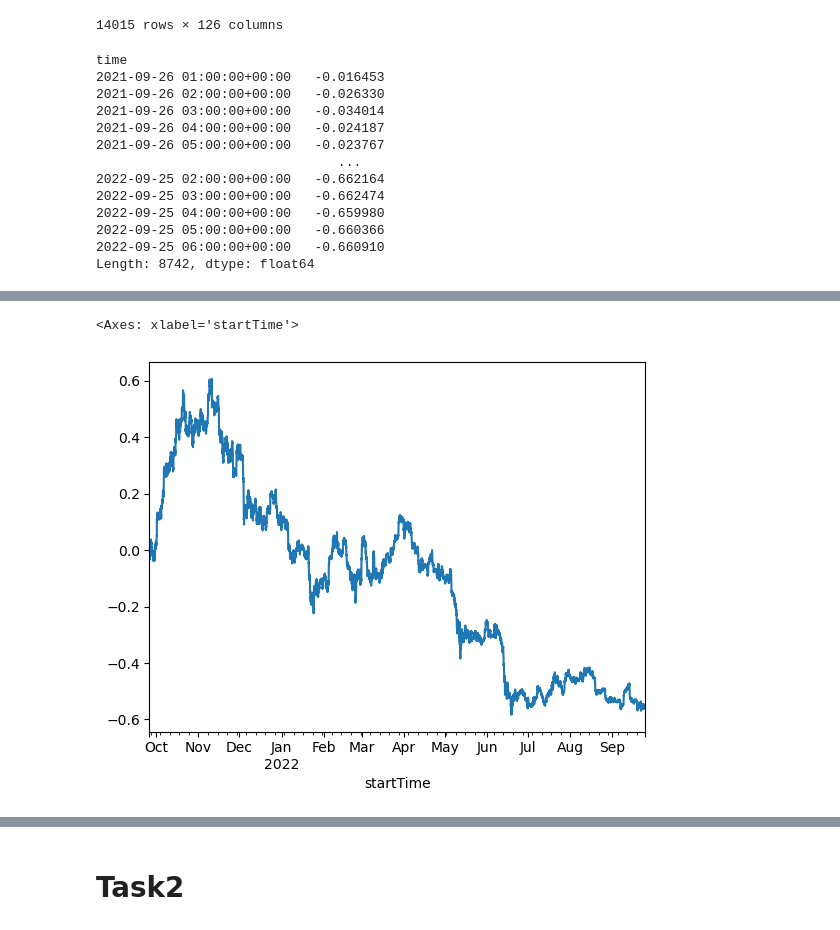
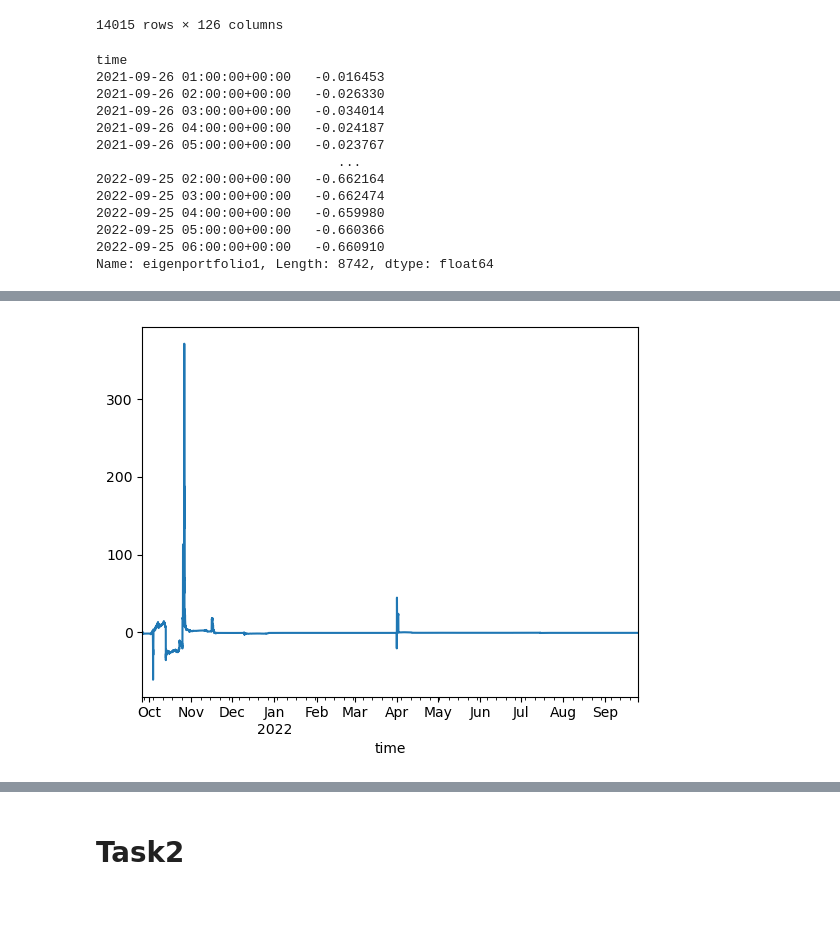
Before and after one commit to Go1vf/Statistical-Arbitrage-Strategy, a Jupyter notebook: main.ipynb, the cells around one changed output, grey strips where cells are left out. Drawn from its saved outputs; the diff is of its cells as text; code cells hidden in the pictures.

```diff
--- a/main.ipynb
+++ b/main.ipynb
@@ -96,12 +155,13 @@ row_sums = eigenportfolio1_df.sum(axis=1)
 eigenportfolio1_scaled = eigenportfolio1_df.div(row_sums, axis=0)
 token_name = eigenportfolio1_scaled.columns
 eigenportfolio1_returns = all_returns[token_name]
-eigenportfolio1_returns = eigenportfolio1_return.loc[eigenportfolio1_scaled.index.tolist()]
+eigenportfolio1_returns = eigenportfolio1_returns.loc[eigenportfolio1_scaled.index.tolist()]
 returns1 = eigenportfolio1_scaled.multiply(eigenportfolio1_returns).sum(axis=1)
 returns1.replace([np.inf, -np.inf], np.nan, inplace=True)
 # Replace NaN values with 0
 returns1.fillna(0, inplace=True)
 cum_return1 = (1 + returns1).cumprod() - 1
+cum_return1.name = 'eigenportfolio1'
 cum_return1
 # %% [output]
 time
@@ -116,7 +176,7 @@ time
 2022-09-25 04:00:00+00:00   -0.659980
 2022-09-25 05:00:00+00:00   -0.660366
 2022-09-25 06:00:00+00:00   -0.660910
-Length: 8742, dtype: float64
+Name: eigenportfolio1, Length: 8742, dtype: float64
 # %%
 eigenportfolio2_df.fillna(0, inplace=True)
 
@@ -133,5 +193,6 @@ returns2.replace([np.inf, -np.inf], np.nan, inplace=True)
 # Replace NaN values with 0
 returns2.fillna(0, inplace=True)
 cum_return2 = (1 + returns2).cumprod() - 1
-cum_return2
+cum_return2.name = 'eigenportfolio2'
+cum_return2.plot()
 # %% [output]
@@ -151,12 +200,9 @@ Length: 8742, dtype: float64
+[figure, added]
 # %%
 btc_return = all_returns.loc[eigenportfolio2_scaled.index.tolist(), 'BTC']
 eth_return = all_returns.loc[eigenportfolio2_scaled.index.tolist(), 'ETH']
 btc_cum_ret = (1 + btc_return).cumprod() - 1
 eth_cum_ret = (1 + eth_return).cumprod() - 1
-btc_cum_ret.plot()
-# %% [output]
-<Axes: xlabel='startTime'>
-[figure, removed]
 # %%
 result = pd.concat([cum_return1, btc_cum_ret, eth_cum_ret], axis=1)
 result.plot()
```
Also changed, not shown: parts of 12 cells of this notebook, 8 other files.
